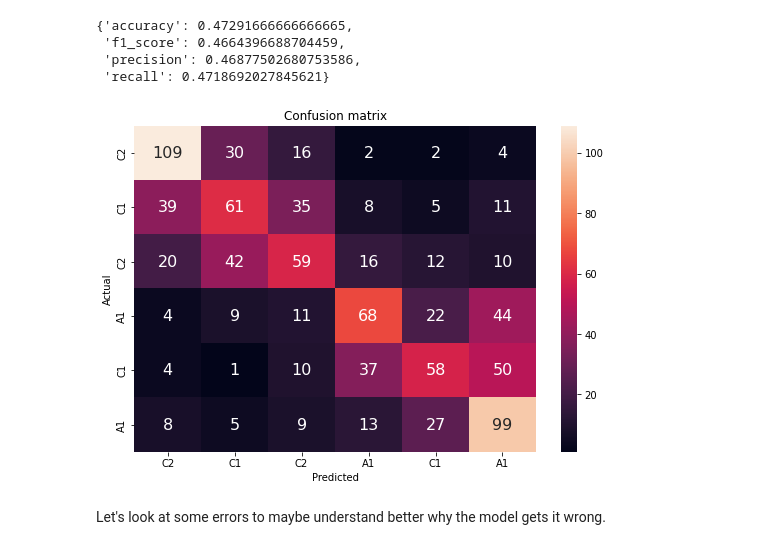
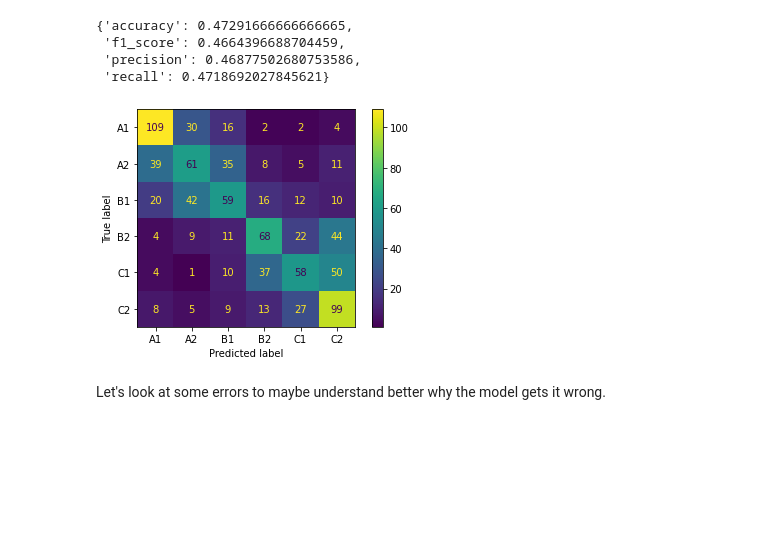
Before and after one commit to MartinsAlex/Group-Project-DM-ML-2021, a Jupyter notebook: code/first_approach.ipynb, the cells around one changed output. Drawn from its saved outputs; the diff is of its cells as text; code cells hidden in the pictures; blank space fills up the shorter version.

```diff
--- a/code/first_approach.ipynb
+++ b/code/first_approach.ipynb
@@ -32,7 +32,7 @@ from sklearn.feature_extraction.text import CountVectorizer, TfidfVectorizer
 from sklearn.utils.multiclass import unique_labels
 from sklearn.neighbors import KNeighborsClassifier
 from sklearn.tree import DecisionTreeClassifier
-from sklearn.metrics import recall_score, precision_score, f1_score, accuracy_score, confusion_matrix
+from sklearn.metrics import recall_score, precision_score, f1_score, accuracy_score, confusion_matrix, ConfusionMatrixDisplay
 import re
 import nltk
 from nltk.tokenize import word_tokenize
@@ -57,7 +57,7 @@ def evaluate(y_true, pred):
 
   return report
 
-def plot_confusion_matrix(y_true, pred):
+def plot_confusion_matrix(y_true, pred, model):
 
   """
   A function to plot the models confusion matrix.
@@ -65,17 +65,10 @@ def plot_confusion_matrix(y_true, pred):
 
   cf_matrix = confusion_matrix(y_test, pred)
 
-  fig, ax = plt.subplots(1,1, figsize=(9, 6))
+  disp = ConfusionMatrixDisplay(confusion_matrix=cf_matrix,
+                              display_labels=model.classes_)
 
-  sns.heatmap(cf_matrix, ax=ax, annot=True,
-              annot_kws={"size": 16}, fmt='g')
-
-  ax.set_xticklabels(y_true.iloc[:6])
-  ax.set_yticklabels(y_true.iloc[:6])
-
-  ax.set_ylabel("Actual")
-  ax.set_xlabel("Predicted")
-  ax.set_title("Confusion matrix")
+  disp.plot()
 
 
 reports = {}
@@ -173,9 +166,9 @@ LR_report
  'precision': 0.46877502680753586,
  'recall': 0.4718692027845621}
 # %%
-plot_confusion_matrix(y_test, pred)
+plot_confusion_matrix(y_test, pred, LR_pipe)
 # %% [output]
-[figure, old version]
+[figure, new version]
 # %% [markdown]
 Let's look at some errors to maybe understand better why the model gets it wrong.
 # %%
```
Also changed, not shown: parts of 9 cells of this notebook.
